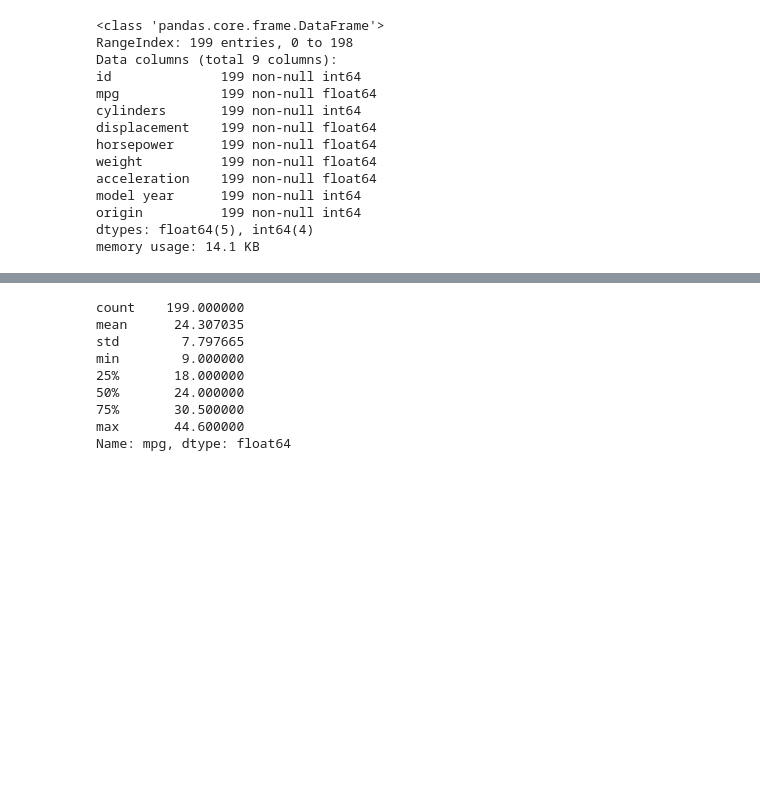
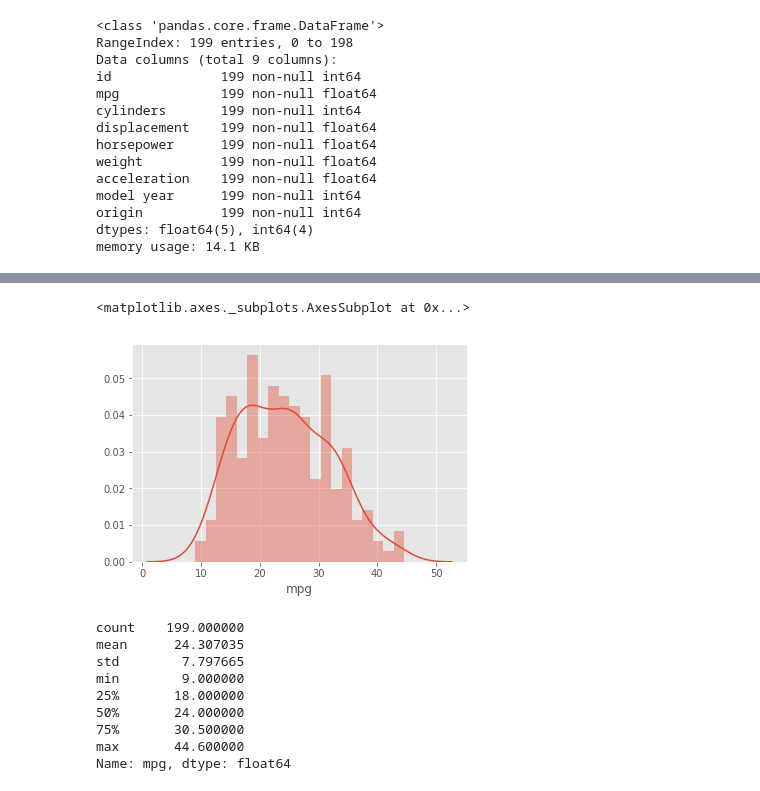
Before and after one commit to shin-t-o/car-dist-prediction, a Jupyter notebook: car-dist-prediction.ipynb, the cells around one changed output, grey strips where cells are left out. Cells and saved outputs as stored; diff of their text form; code cells hidden in the pictures; blank space fills up the shorter version.

```diff
--- a/car-dist-prediction.ipynb
+++ b/car-dist-prediction.ipynb
@@ -187,6 +188,11 @@ df3_p = df2_p
 train_y = df2['mpg']
 train_X = df2.drop(['mpg'],axis=1)
 test_X = df2_p
+# %%
+sns.distplot(train_y, bins=20)
+# %% [output]
+<matplotlib.axes._subplots.AxesSubplot at 0x...>
+[figure, added]
 # %%
 train_y.head(5)
 train_y.shape
```
Also changed, not shown: parts of 11 cells of this notebook.
